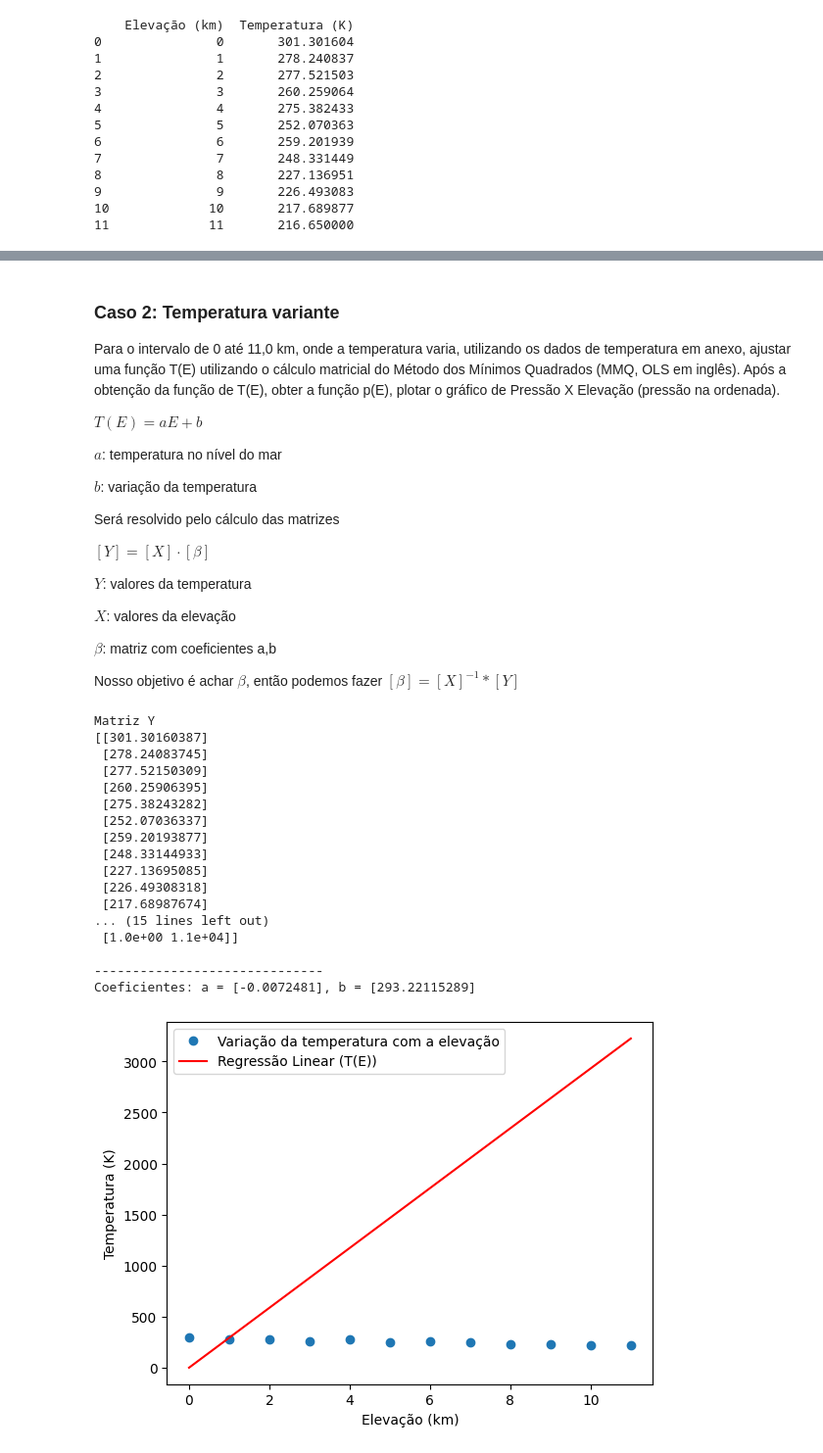
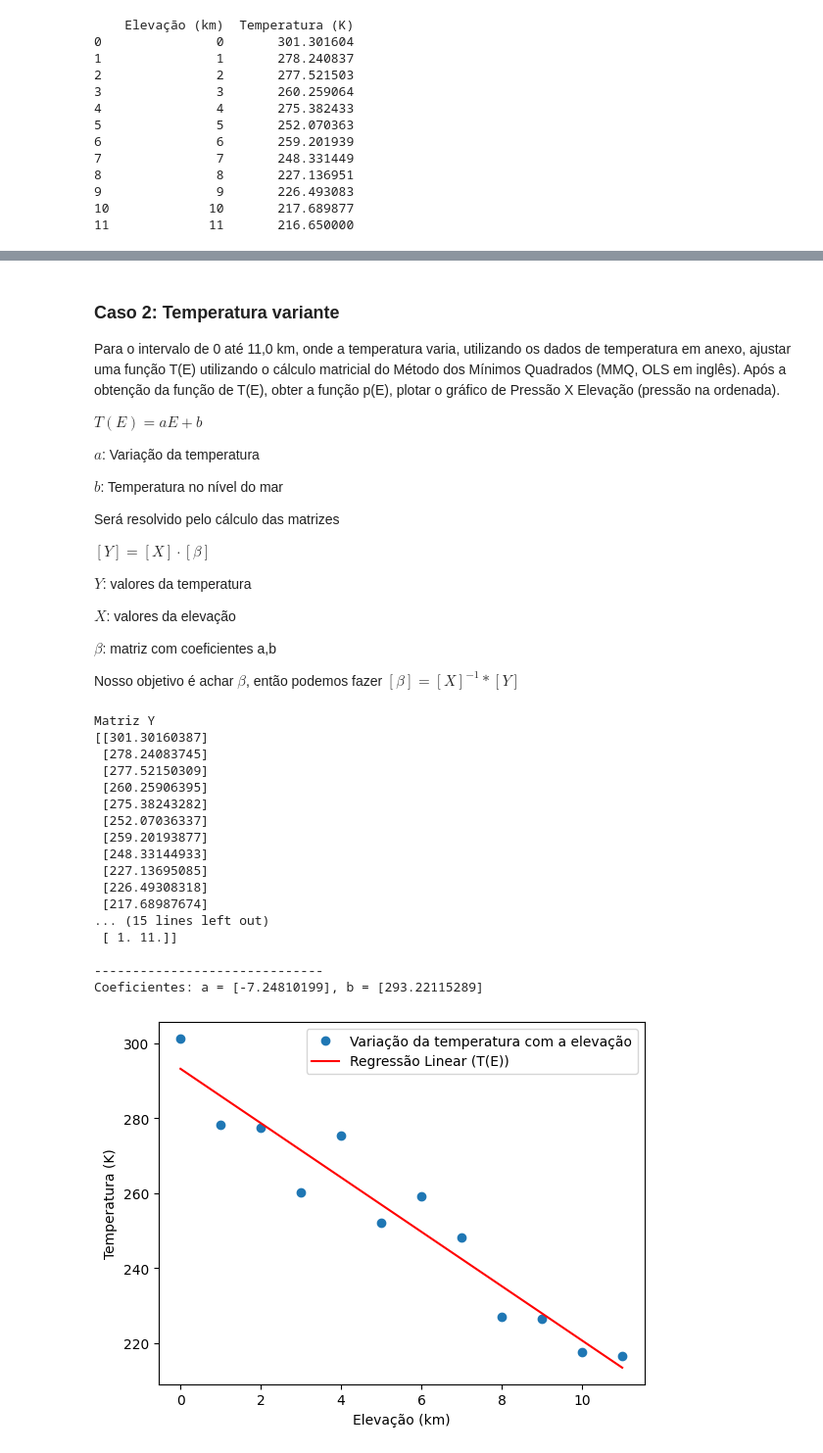
Before and after one commit to RaffaellaSantos/pressao_elevacao, a Jupyter notebook: atividade1.ipynb, the cells around one changed output, grey strips where cells are left out. Shown at 98% size. Cells and saved outputs as stored; diff of their text form; code cells hidden in the pictures.

```diff
--- a/atividade1.ipynb
+++ b/atividade1.ipynb
@@ -47,9 +57,9 @@ Após a obtenção da função de T(E), obter a função p(E), plotar o gráfico
 
 $T(E) = aE + b$
 
-$a$: temperatura no nível do mar
+$a$: Variação da temperatura
 
-$b$: variação da temperatura
+$b$: Temperatura no nível do mar
 
 Será resolvido pelo cálculo das matrizes
 
@@ -69,7 +79,7 @@ print(Y)
 
 print("\n------------------------------")
 
-X = altura.to_numpy().reshape(-1,1) * 1000 # Converte para metros
+X = altura.to_numpy().reshape(-1,1)
 coluna_1 = np.ones((Y.shape[0], 1))
 X = np.hstack((coluna_1, X))
 
@@ -84,8 +94,8 @@ def penrose(X, Y):
 
 beta = penrose(X, Y)
 
-a = beta[1] # Temperatura no nível do mar
-b = beta[0] # Variação de temperatura
+a = beta[1] # Inclinação: Variação da temperatura
+b = beta[0] # Intecepto: Temperatura no nível do mar
 
 print(f"Coeficientes: a = {a}, b = {b}")
 # %% [output]
@@ -102,20 +112,20 @@ Matriz Y
  [226.49308318]
  [217.68987674]
 ... (15 lines left out)
- [1.0e+00 1.1e+04]]
+ [ 1. 11.]]
 
 ------------------------------
-Coeficientes: a = [-0.0072481], b = [293.22115289]
+Coeficientes: a = [-7.24810199], b = [293.22115289]
 # %%
 def t(e):
-    return a + b*e
+    return a*e + b
 
 plt.plot(Y, 'o', label='Variação da temperatura com a elevação')
 plt.plot(altura, t(altura), 'r', label='Regressão Linear (T(E))')
 plt.xlabel("Elevação (km)")
 plt.ylabel("Temperatura (K)")
 plt.legend()
 plt.show()
 # %% [output]
-[figure, old version]
+[figure, new version]
 # %% [markdown]
```
Also changed, not shown: parts of 21 cells of this notebook, 1 other file.
